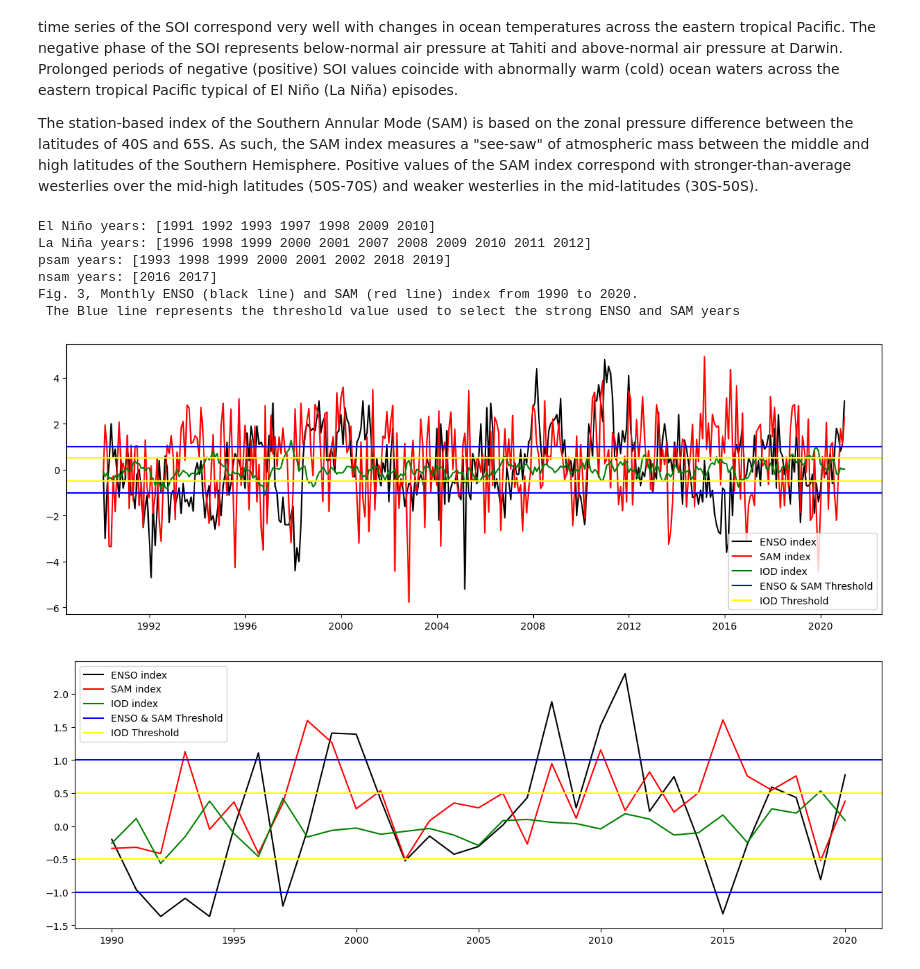
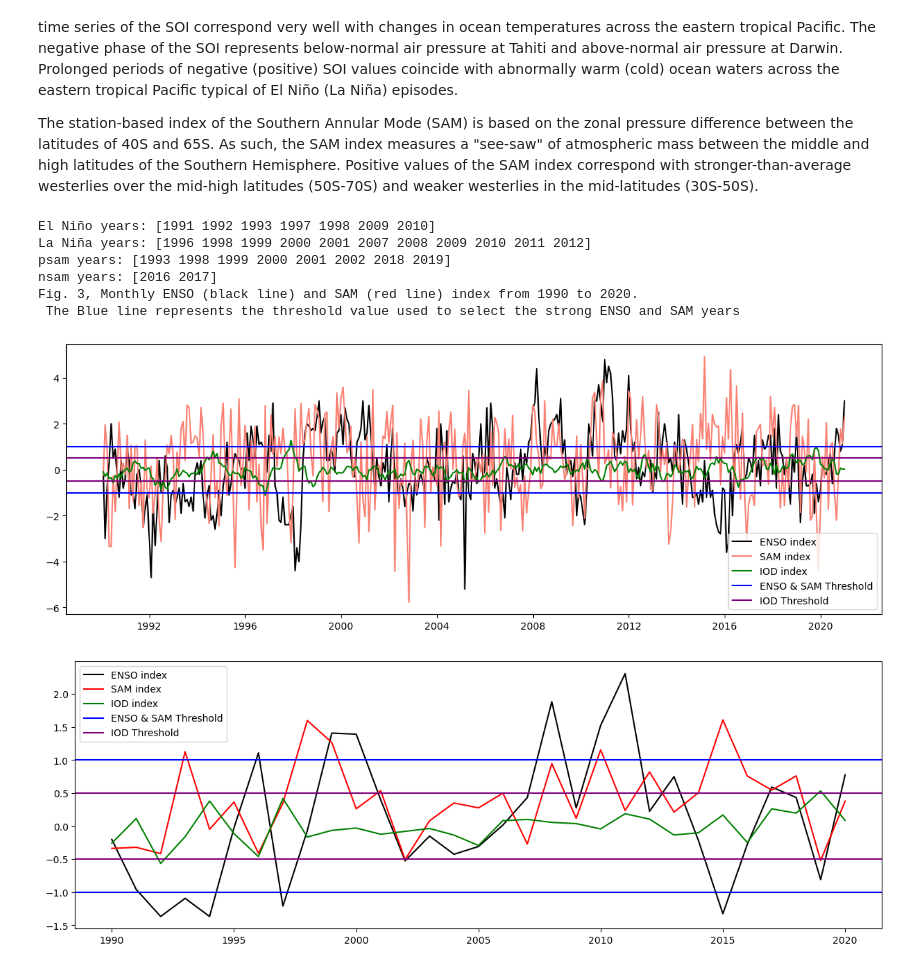
Before and after one commit to oceanhackweek/ohw23_proj_SAupwelling, a Jupyter notebook: Notebooks/enso_sam_index.ipynb, the cells around one changed output. Saved outputs shown, nothing was run; the diff lists cells and outputs as text; code cells hidden in the pictures.

```diff
--- a/Notebooks/enso_sam_index.ipynb
+++ b/Notebooks/enso_sam_index.ipynb
@@ -75,37 +75,37 @@ print('psam years:', psam_years)
 print('nsam years:', nsam_years)
 
 iod = pd.read_csv('/home/jovyan/ohw23_proj_SAupwelling/Datasets/iod_index.csv')
 iod['date'] = pd.to_datetime(iod['date'])
 iod['IOD'] = None
 
 #taking the year mean
 
 fig,ax = plt.subplots(figsize=(15,5))
 ax.plot(soi['date'],soi['soi_index'],color='k',label='ENSO index')
-ax.plot(sam['date'],sam['sam_index'],color='r',label='SAM index')
+ax.plot(sam['date'],sam['sam_index'],color='salmon',label='SAM index')
 ax.plot(iod['date'],iod['iod_index'],color='g',label='IOD index')
 ax.axhline(y=1, color='blue',label='ENSO & SAM Threshold')
-ax.axhline(y=0.5, color='yellow',label='IOD Threshold')
-ax.axhline(y=-0.5, color='yellow')
+ax.axhline(y=0.5, color='purple',label='IOD Threshold')
+ax.axhline(y=-0.5, color='purple')
 ax.axhline(y=-1, color='blue')
 ax.legend()
 
 
 print('Fig. 3, Monthly ENSO (black line) and SAM (red line) index from 1990 to 2020. \n The Blue line represents the threshold value used to select the strong ENSO and SAM years')
 
 # Specify the folder path
 output_folder = '/home/jovyan/ohw23_proj_SAupwelling/Figures/'
 
 # Save the figure to the specified folder
 fig.savefig(os.path.join(output_folder, 'climate_mode_indexes_monthly.png'), dpi=300, bbox_inches='tight')
 # %% [output]
 El Niño years: [1991 1992 1993 1997 1998 2009 2010]
 La Niña years: [1996 1998 1999 2000 2001 2007 2008 2009 2010 2011 2012]
 psam years: [1993 1998 1999 2000 2001 2002 2018 2019]
 nsam years: [2016 2017]
 Fig. 3, Monthly ENSO (black line) and SAM (red line) index from 1990 to 2020.
  The Blue line represents the threshold value used to select the strong ENSO and SAM years
-[figure, old version]
+[figure, new version]
 # %%
 #lets take the year mean and plot it
 soi['year'] = soi['date'].dt.year
@@ -122,9 +122,9 @@ ax.plot(soi_yr['soi_index'],color='k',label='ENSO index')
 ax.plot(sam_yr['sam_index'],color='r',label='SAM index')
 ax.plot(iod_yr['iod_index'],color='g',label='IOD index')
 ax.axhline(y=1, color='blue',label='ENSO & SAM Threshold')
-ax.axhline(y=0.5, color='yellow',label='IOD Threshold')
+ax.axhline(y=0.5, color='purple',label='IOD Threshold')
 ax.axhline(y=-1, color='blue')
-ax.axhline(y=-0.5, color='yellow')
+ax.axhline(y=-0.5, color='purple')
 ax.legend()
 
 # Specify the folder path
@@ -133,4 +133,4 @@ output_folder = '/home/jovyan/ohw23_proj_SAupwelling/Figures/'
 # Save the figure to the specified folder
 fig.savefig(os.path.join(output_folder, 'climate_mode_indexes_annually.png'), dpi=300, bbox_inches='tight')
 # %% [output]
-[figure, old version]
+[figure, new version]
```
